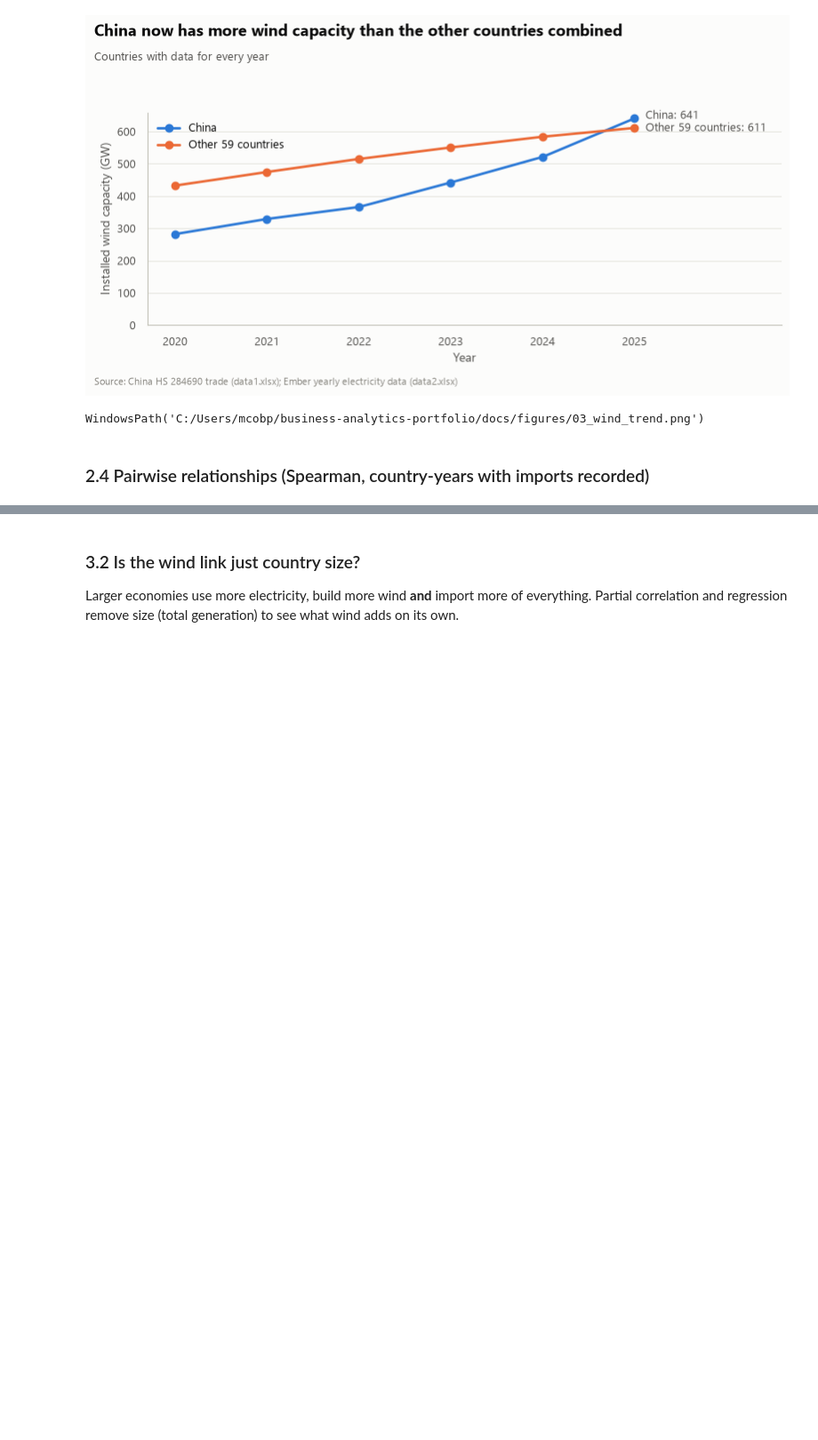
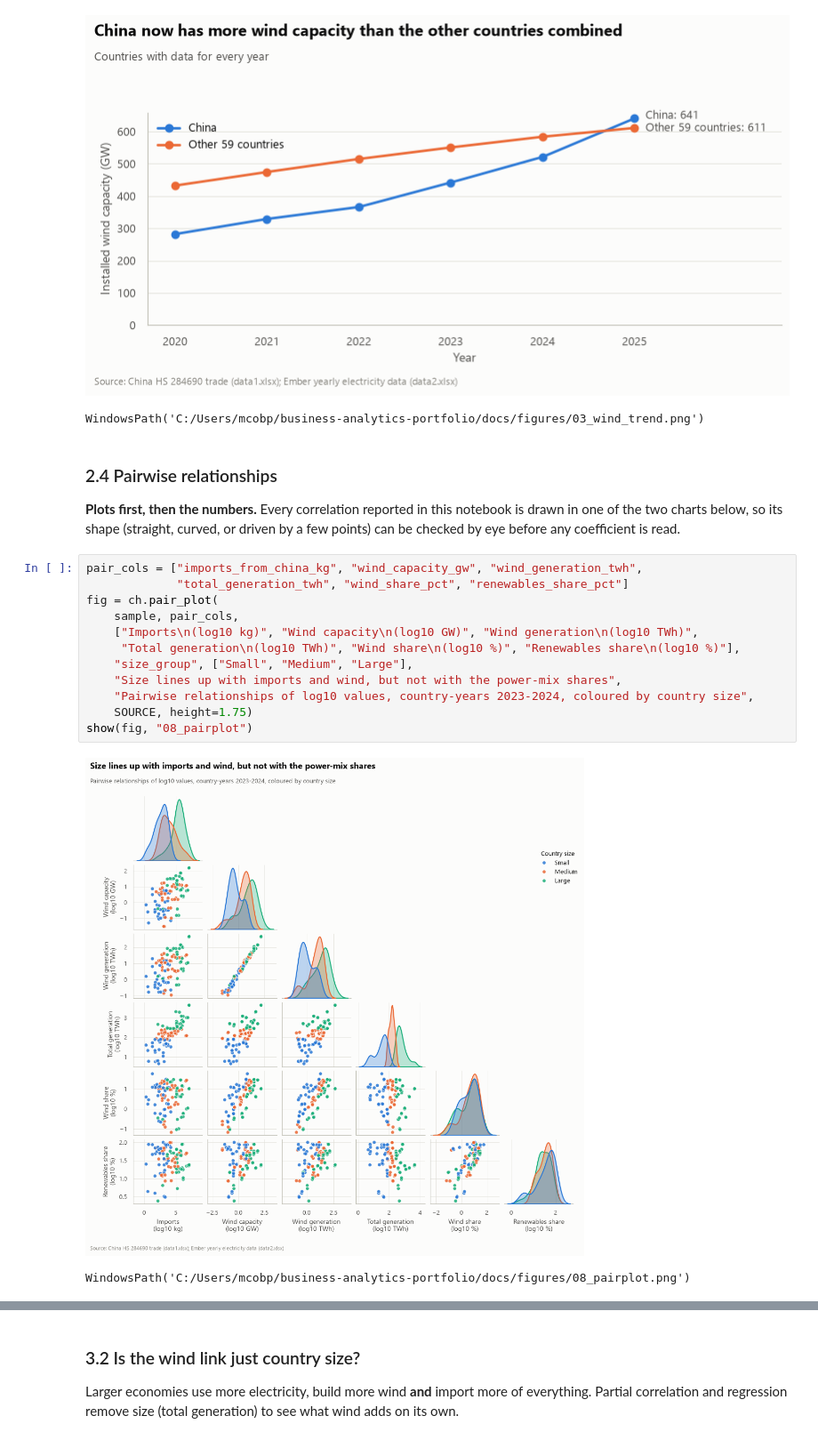
Before and after one commit to bolorbud-gif/business-analytics-portfolio, a Jupyter notebook: notebooks/02_eda_analysis.ipynb, the cells around one changed output, grey strips where cells are left out. Shown at 89% size. Cells and saved outputs as stored; diff of their text form; blank space fills up the shorter version.

```diff
--- a/notebooks/02_eda_analysis.ipynb
+++ b/notebooks/02_eda_analysis.ipynb
@@ -176,5 +215,24 @@ show(fig, "03_wind_trend")
 | 5 | 2025 | 640.63 | 611.19 |
 [figure]
 WindowsPath('C:/Users/mcobp/business-analytics-portfolio/docs/figures/03_wind_trend.png')
-# %% [markdown]
-### 2.4 Pairwise relationships (Spearman, country-years with imports recorded)
+# %% [markdown]
+### 2.4 Pairwise relationships
+
+**Plots first, then the numbers.** Every correlation reported in this notebook is drawn in one of the two
+charts below, so its shape (straight, curved, or driven by a few points) can be checked by eye before
+any coefficient is read.
+# %%
+pair_cols = ["imports_from_china_kg", "wind_capacity_gw", "wind_generation_twh",
+             "total_generation_twh", "wind_share_pct", "renewables_share_pct"]
+fig = ch.pair_plot(
+    sample, pair_cols,
+    ["Imports\n(log10 kg)", "Wind capacity\n(log10 GW)", "Wind generation\n(log10 TWh)",
+     "Total generation\n(log10 TWh)", "Wind share\n(log10 %)", "Renewables share\n(log10 %)"],
+    "size_group", ["Small", "Medium", "Large"],
+    "Size lines up with imports and wind, but not with the power-mix shares",
+    "Pairwise relationships of log10 values, country-years 2023-2024, coloured by country size",
+    SOURCE, height=1.75)
+show(fig, "08_pairplot")
+# %% [output]
+[figure, added]
+WindowsPath('C:/Users/mcobp/business-analytics-portfolio/docs/figures/08_pairplot.png')
```
Also changed, not shown: parts of 29 cells of this notebook, 23 other files.
